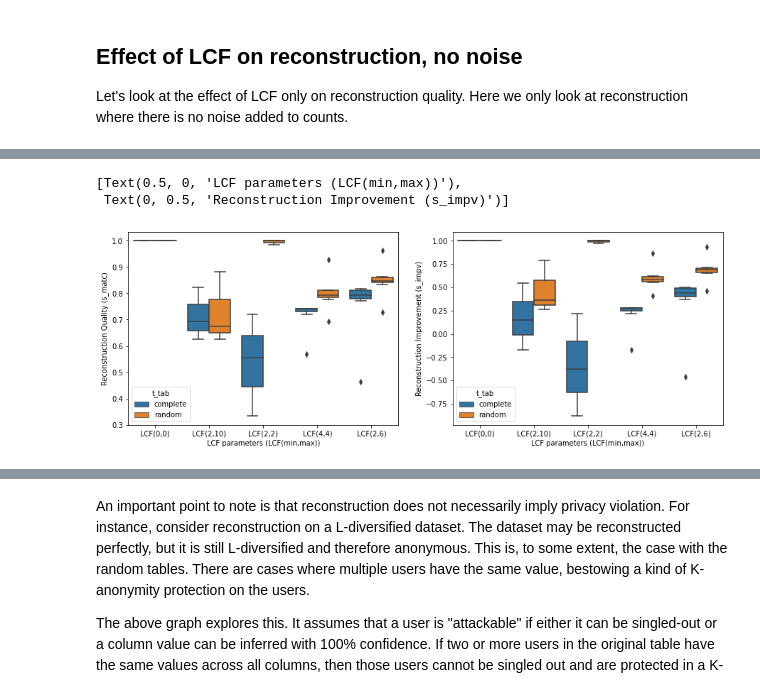
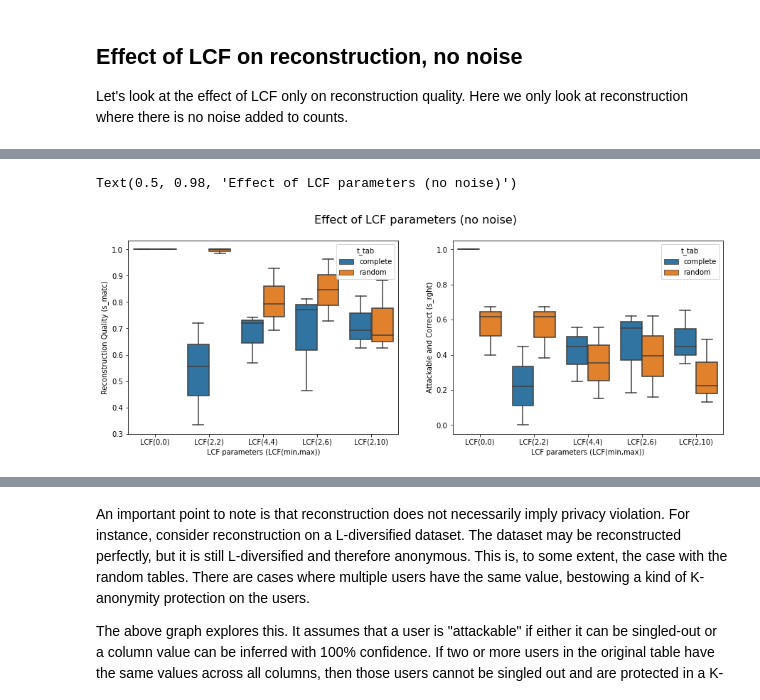
Before and after one commit to iaBIH/attacker, a Jupyter notebook: linearReconstruction/basic.ipynb, the cells around one changed output, grey strips where cells are left out. Saved outputs shown, nothing was run; the diff lists cells and outputs as text; code cells hidden in the pictures.

Commit message:
added more attack parameters

```diff
--- a/linearReconstruction/basic.ipynb
+++ b/linearReconstruction/basic.ipynb
@@ -18,8 +18,8 @@ rg = results.resultGatherer()
 dfAll,dfAgg = rg.gatherResults()
 # Make core data sets that exclude outlier experiments
 # (this query includes v_nsds = NaN rows)
-dfCore = dfAll.query('not (v_nsds > 4)')
-dfAggCore = dfAgg.query('not (v_nsds > 4)')
+dfCore = dfAll.query('not (v_nsds > 4) and v_lcf == 1 and v_nse == 1')
+dfAggCore = dfAgg.query('not (v_nsds > 4) and v_lcf == 1 and v_nse == 1')
 # %% [markdown]
 First let's look at the first few rows of data. Columns starting with `a_` are the anonymization paramaters. Those with `t_` are the table parameters, and with `v_` are the solver parameters. Those with `s_` are the solution results. Appendix B contains a description of the experimental parameters and results.
 # %%
@@ -93,3 +93,11 @@ display(dfAggCore.head())
 Let's look at the effect of LCF only on reconstruction quality. Here we only look at reconstruction where there is no noise added to counts.
 # %%
 dfNoNoise = dfAggCore.query('a_sd == 0')
+# %%
+fig, axes = plt.subplots(1,2,figsize=(15,5))
+lcfOrder = ["LCF(0,0)", "LCF(2,2)","LCF(4,4)","LCF(2,6)","LCF(2,10)"]
+ax1 = sns.boxplot(x='l_lcf',y='s_matc_av',hue='t_tab',data=dfNoNoise,order=lcfOrder,ax=axes[0])
+ax2 = sns.boxplot(x='l_lcf',y='s_impv_av',hue='t_tab',data=dfNoNoise,order=lcfOrder,ax=axes[1])
+ax1.set(xlabel = 'LCF parameters (LCF(min,max))', ylabel='Reconstruction Quality (s_matc)')
+ax2.set(xlabel = 'LCF parameters (LCF(min,max))', ylabel='Reconstruction Improvement (s_impv)')
+fig.suptitle('Effect of LCF parameters (no noise)', fontsize = 16)
@@ -96,10 +121,10 @@ dfNoNoise = dfAggCore.query('a_sd == 0')
 # %%
 fig, axes = plt.subplots(1,2,figsize=(15,5))
-ax1 = sns.boxplot(x='l_lcf',y='s_matc_av',hue='t_tab',data=dfNoNoise,ax=axes[0])
-ax2 = sns.boxplot(x='l_lcf',y='s_impv_av',hue='t_tab',data=dfNoNoise,ax=axes[1])
+ax1 = sns.boxplot(x='l_lcf',y='s_matc_av',hue='t_tab',data=dfNoNoise,order=lcfOrder,ax=axes[0])
+ax2 = sns.boxplot(x='l_lcf',y='s_rght_av',hue='t_tab',data=dfNoNoise,order=lcfOrder,ax=axes[1])
 ax1.set(xlabel = 'LCF parameters (LCF(min,max))', ylabel='Reconstruction Quality (s_matc)')
-ax2.set(xlabel = 'LCF parameters (LCF(min,max))', ylabel='Reconstruction Improvement (s_impv)')
+ax2.set(xlabel = 'LCF parameters (LCF(min,max))', ylabel='Attackable and Correct (s_rght)')
+fig.suptitle('Effect of LCF parameters (no noise)', fontsize = 16)
 # %% [output]
-[Text(0.5, 0, 'LCF parameters (LCF(min,max))'),
- Text(0, 0.5, 'Reconstruction Improvement (s_impv)')]
+Text(0.5, 0.98, 'Effect of LCF parameters (no noise)')
-[figure, old version]
+[figure, new version]
```
Also changed, not shown: parts of 17 cells of this notebook, 56 other files.
